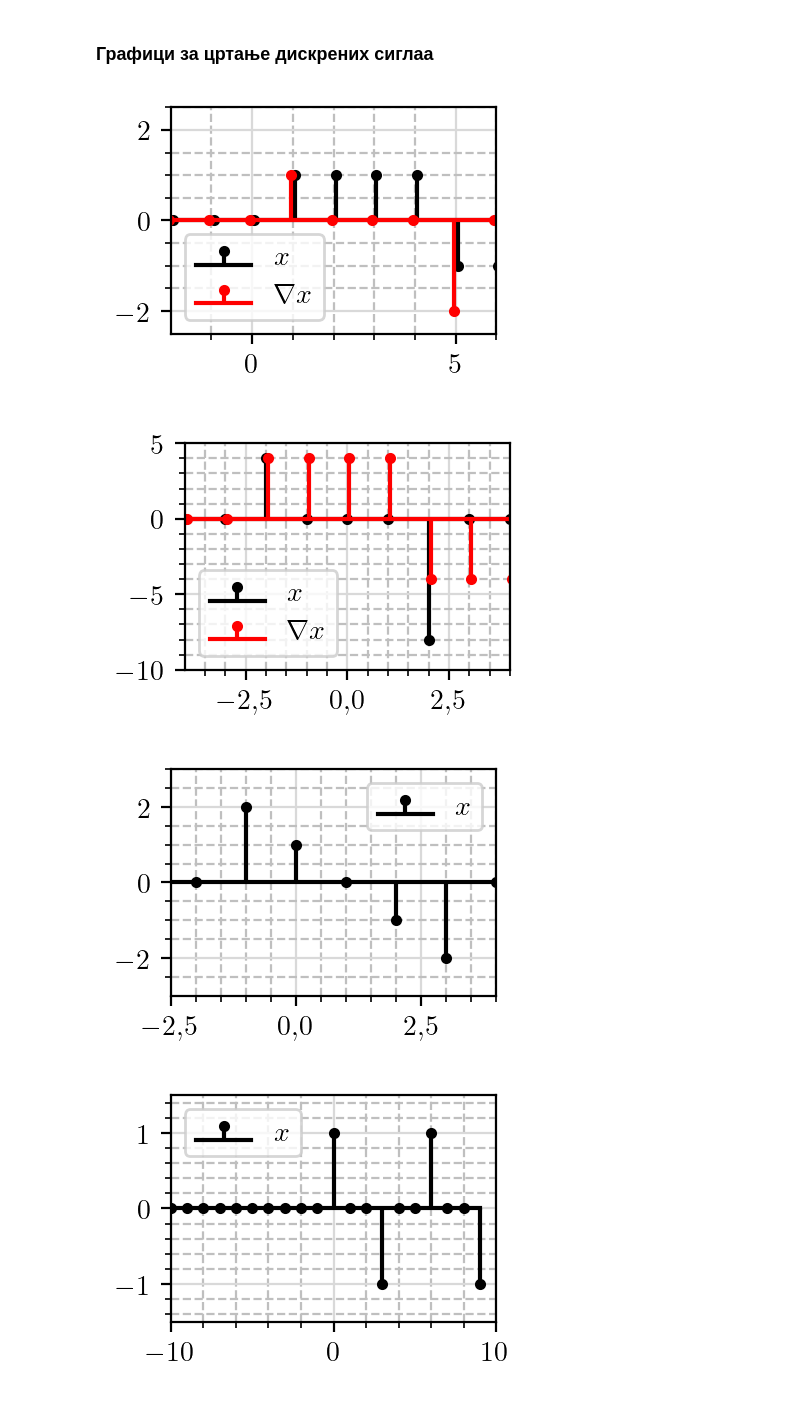
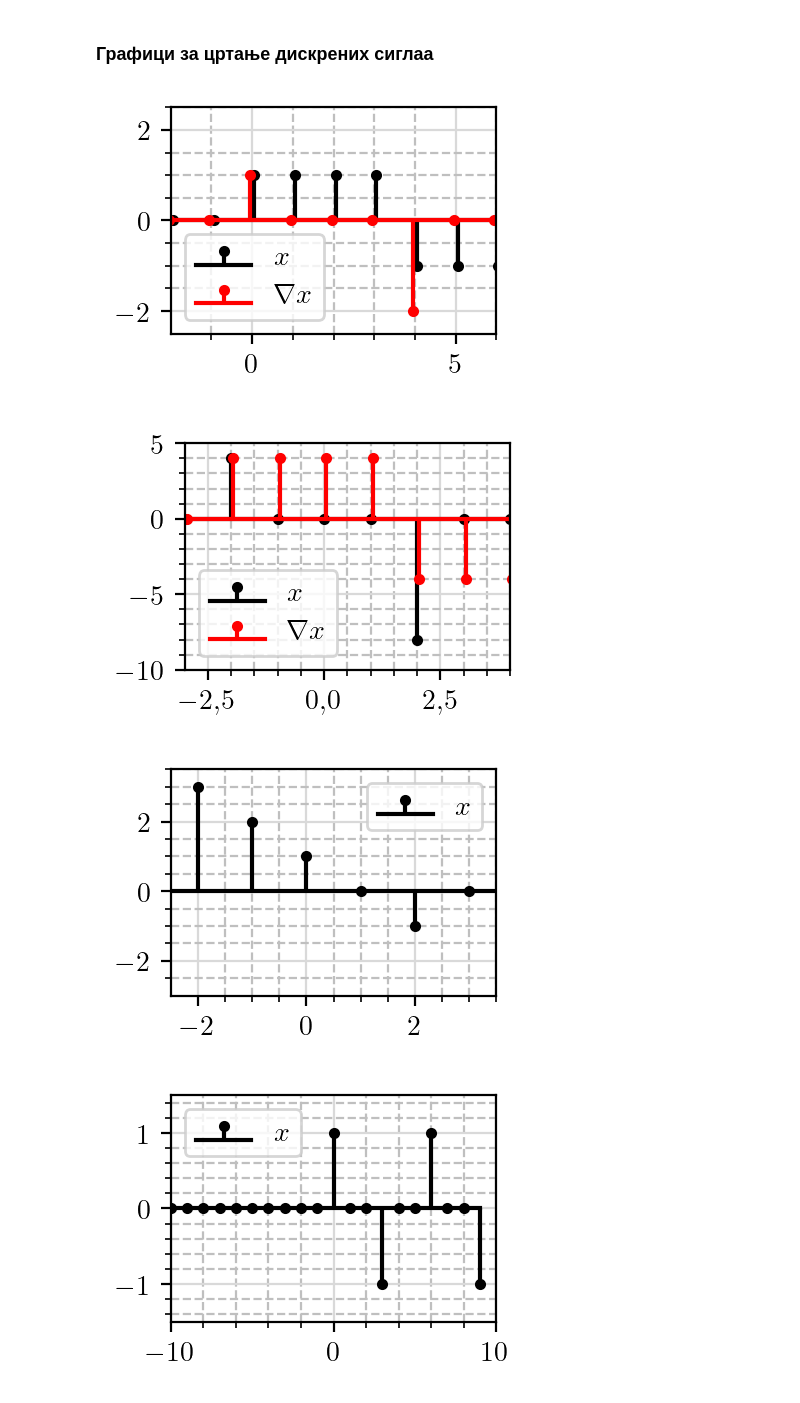
Before and after one commit to djokicd/zbirka-sis, a Jupyter notebook: 1_uvod/1_osnovne_osobine_signala/fig/uvod_plotovi.ipynb, the cells around one changed output. Saved outputs shown, nothing was run; the diff lists cells and outputs as text; code cells hidden in the pictures.

```diff
--- a/1_uvod/1_osnovne_osobine_signala/fig/uvod_plotovi.ipynb
+++ b/1_uvod/1_osnovne_osobine_signala/fig/uvod_plotovi.ipynb
@@ -22,7 +22,7 @@ font = {'family' : 'normal',
 matplotlib.rc('font', **font)
 
 def u(t):
-    return (t > 0) * 1.0
+    return (t >= 0) * 1.0
 # %%
 plot()
 xlim([-5,5])
@@ -297,13 +297,13 @@ grid(b=True, which='minor', color='0.75', linestyle='--')
 
 savefig("crtaj_dt_a.pdf", bbox_inches="tight")
 # %% [output]
-[figure, old version]
+[figure, new version]
 # %%
 #plt.gray()
 
 figure( figsize=(1.5*1.4, 1.5*1), dpi = 200)
 
-xlim([-4,4])
+xlim([-3,4])
 ylim([-10,5])
 
 
@@ -332,32 +332,32 @@ grid(b=True, which='minor', color='0.75', linestyle='--')
 
 savefig("crtaj_dt_b.pdf", bbox_inches="tight")
 # %% [output]
-[figure, old version]
+[figure, new version]
 # %%
 #plt.gray()
 
 figure( figsize=(1.5*1.4, 1.5*1), dpi = 200)
 
-xlim([-2.5,4])
-ylim([-3,3])
+xlim([-2.5,3.5])
+ylim([-3,3.5])
 
 x = arange(-10, 10)
 
 
 y = [ (1-n)*(u(n+2)-u(n-3)) for n in x]
 stem(x, y, use_line_collection=True, basefmt="k", markerfmt="k.", linefmt = "k")
 
 
 
 minorticks_on()
 grid(b=True, which='major', color='0.85', linestyle='-')
 grid(b=True, which='minor', color='0.75', linestyle='--')
 
 legend([r"$x$"])
 
 savefig("crtaj_dt_v.pdf", bbox_inches="tight")
 # %% [output]
-[figure, old version]
+[figure, new version]
 # %%
 #plt.gray()
 
```
Also changed, not shown: 5 other files.
